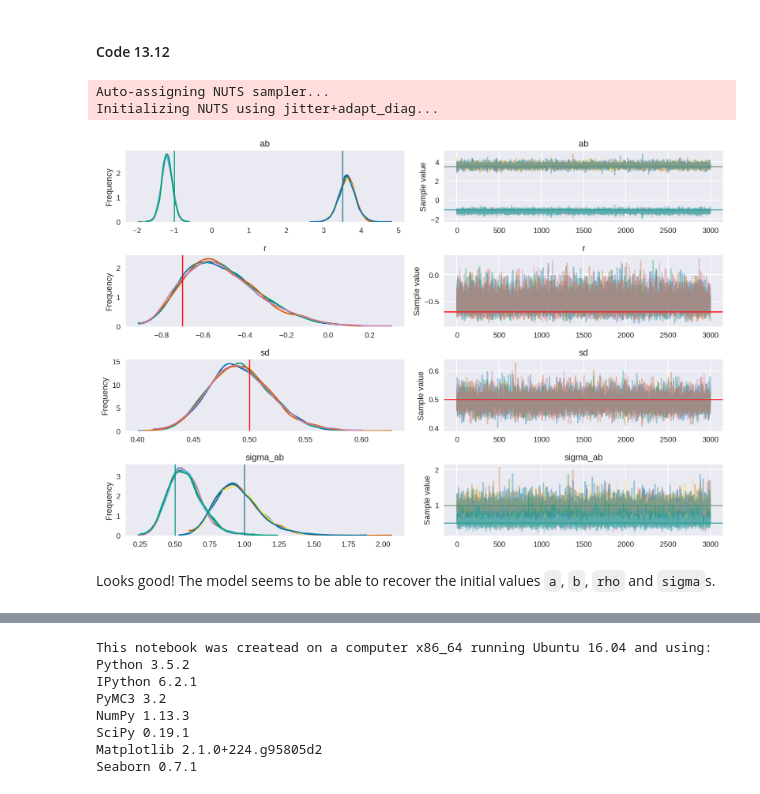
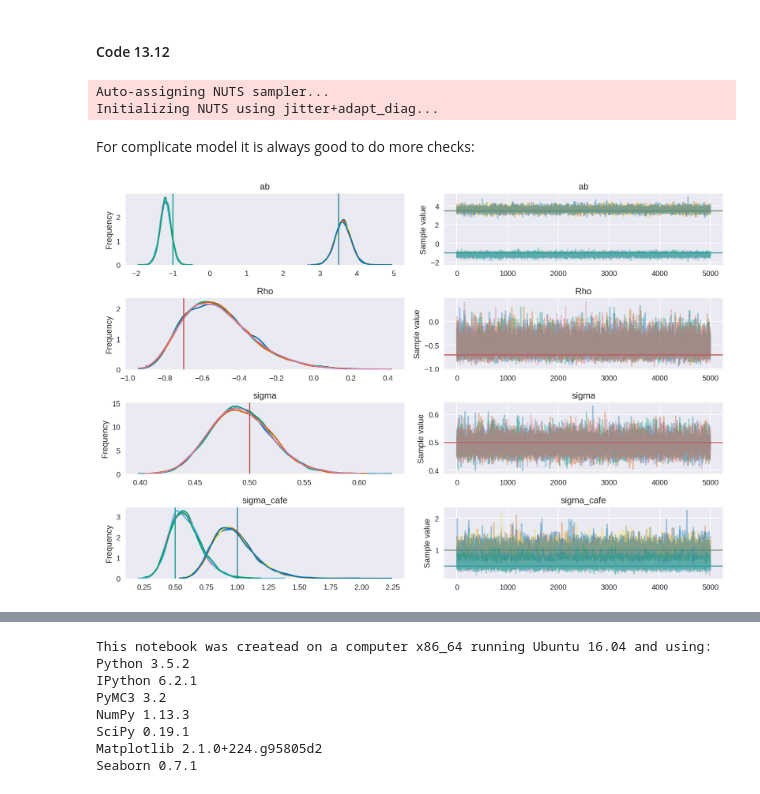
Before and after one commit to aloctavodia/Statistical-Rethinking-with-Python-and-PyMC3, a Jupyter notebook: Chp_13.ipynb, the cells around one changed output, grey strips where cells are left out. Cells and saved outputs as stored; diff of their text form; code cells hidden in the pictures.

```diff
--- a/Chp_13.ipynb
+++ b/Chp_13.ipynb
@@ -112,42 +115,37 @@ ax.set_ylabel('Density');
 #### Code 13.12
 # %%
 cafe_idx = d['cafe'].values
-with pm.Model() as hierarchical_model:
-    sd_dist = pm.HalfCauchy.dist(beta=1)
+with pm.Model() as m_13_1:
+    sd_dist = pm.HalfCauchy.dist(beta=2) # This is the same as sigma_cafe ~ dcauchy(0,2)
     packed_chol = pm.LKJCholeskyCov('chol_cov', eta=2, n=2, sd_dist=sd_dist)
 
     # compute the covariance matrix
     chol = pm.expand_packed_triangular(2, packed_chol, lower=True)
     cov = tt.dot(chol, chol.T)
 
-    # Extract the standard deviations etc
-    sigma_ab = pm.Deterministic('sigma_ab',tt.sqrt(tt.diag(cov)))
+    # Extract the standard deviations and rho
+    sigma_ab = pm.Deterministic('sigma_cafe', tt.sqrt(tt.diag(cov)))
     corr = tt.diag(sigma_ab**-1).dot(cov.dot(tt.diag(sigma_ab**-1)))
-    r = pm.Deterministic('r', corr[np.triu_indices(2, k=1)])
+    r = pm.Deterministic('Rho', corr[np.triu_indices(2, k=1)])
 
     ab = pm.Normal('ab', mu=0, sd=10, shape=2)  # prior for average intercept and slope
-
     ab_cafe = pm.MvNormal('ab_cafe', mu=ab, chol=chol, shape=(N_cafes, 2)) # Population of varying effects
     # Shape needs to be (N_cafes, 2) because we're getting back both a and b for each cafe
 
     mu = ab_cafe[:, 0][cafe_idx] + ab_cafe[:, 1][cafe_idx] * d['afternoon'].values  # linear model
-    sd = pm.HalfCauchy('sd', beta=1)      # prior stddev within cafes
+    sd = pm.HalfCauchy('sigma', beta=2)      # prior stddev within cafes
     wait = pm.Normal('wait', mu=mu, sd=sd, observed=d['wait'])  # likelihood
+    trace_13_1 = pm.sample(5000, tune=2000)
+# %% [output]
+Auto-assigning NUTS sampler...
+Initializing NUTS using jitter+adapt_diag...
-# %%
-# Run inference.
-with hierarchical_model:
-    trace = pm.sample(3e3, tune=1000, nuts_kwargs={'target_accept': 0.9})
-# %% [output]
-Auto-assigning NUTS sampler...
-Initializing NUTS using jitter+adapt_diag...
+# %% [markdown]
+For complicate model it is always good to do more checks:
 # %%
-burnin=0
-pm.traceplot(trace[burnin:], varnames=['ab', 'r', 'sd', 'sigma_ab'],
-            lines={"ab": Mu,
-                   "r": rho,
-                   "sd": sigma,
-                   "sigma_ab": sigmas});
+pm.traceplot(trace_13_1, varnames=['ab', 'Rho', 'sigma', 'sigma_cafe'],
+             lines={"ab": Mu,
+                    "Rho": rho,
+                    "sigma": sigma,
+                    "sigma_cafe": sigmas});
 # %% [output]
-[figure, old version]
+[figure, new version]
-# %% [markdown]
-Looks good! The model seems to be able to recover the initial values `a`, `b`, `rho` and `sigma`s.
```
Also changed, not shown: parts of 35 cells of this notebook.
